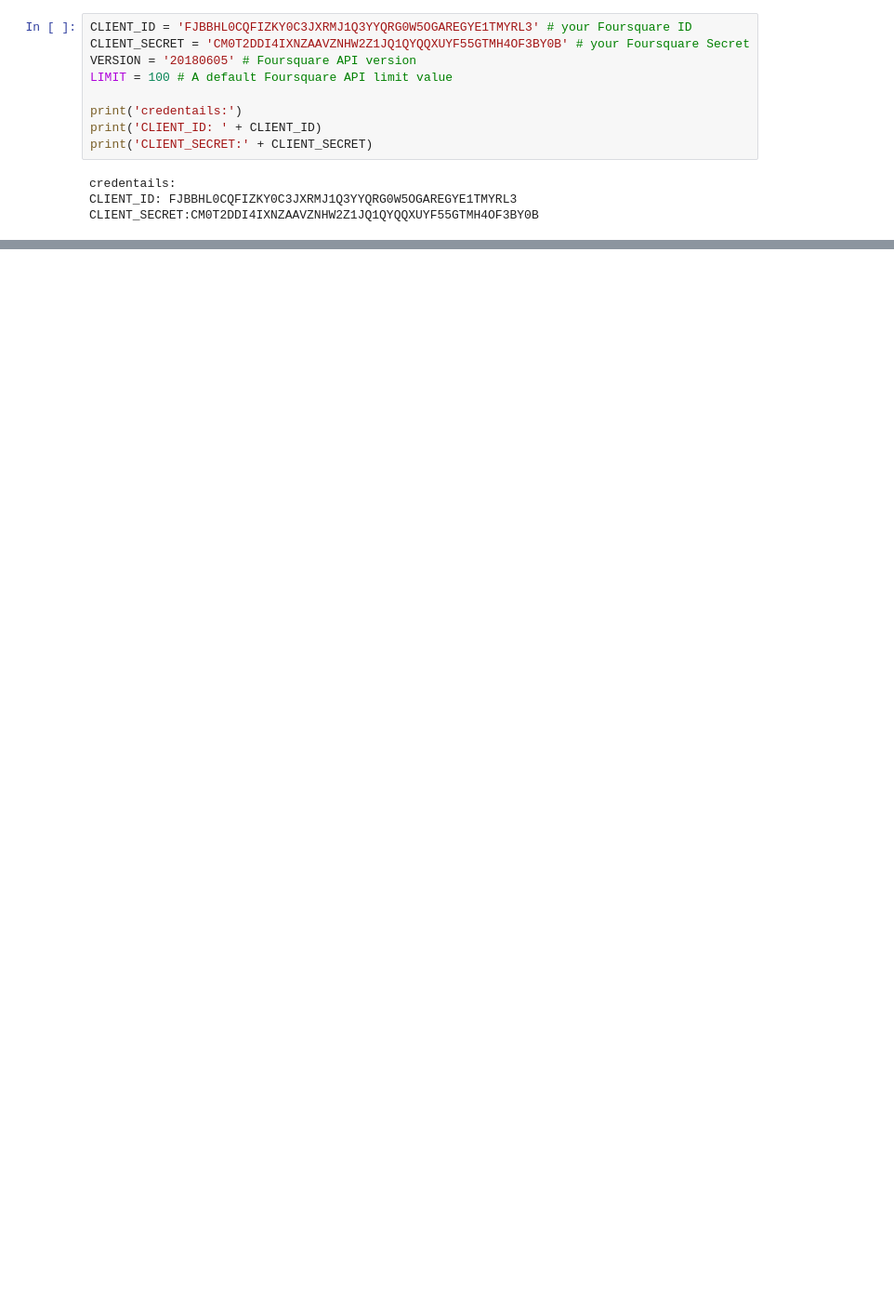
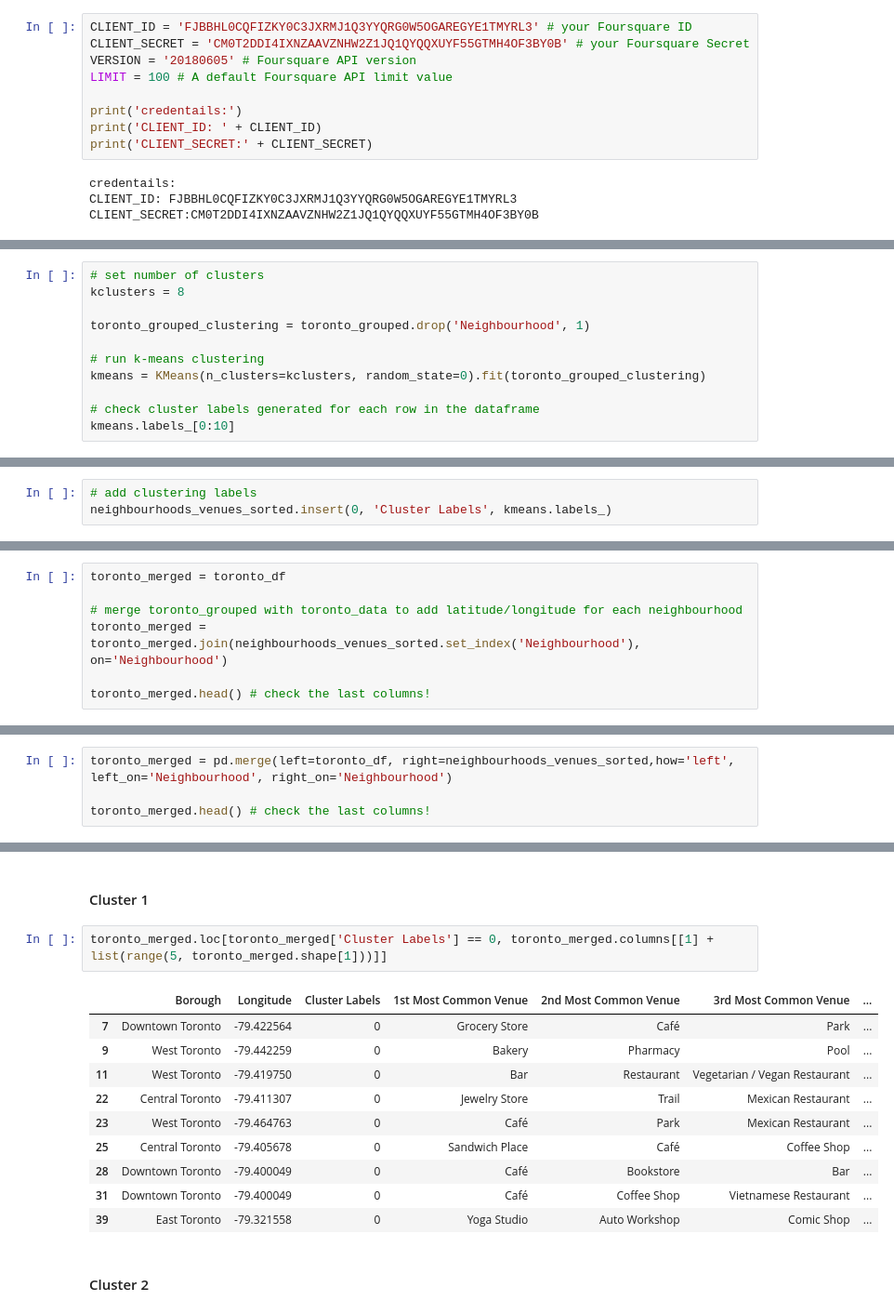
Before and after one commit to ashharhasan/Coursera_Capstone, a Jupyter notebook: Final.ipynb, the cells around one changed output, grey strips where cells are left out. Shown: that part at 93% size. Cells and saved outputs as stored; diff of their text form; blank space fills up the shorter version.

```diff
--- a/Final.ipynb
+++ b/Final.ipynb
@@ -62,0 +531,11 @@ NameError: name 'requests' is not defined
+# %%
+# set number of clusters
+kclusters = 8
+
+toronto_grouped_clustering = toronto_grouped.drop('Neighbourhood', 1)
+
+# run k-means clustering
+kmeans = KMeans(n_clusters=kclusters, random_state=0).fit(toronto_grouped_clustering)
+
+# check cluster labels generated for each row in the dataframe
+kmeans.labels_[0:10]
@@ -62,0 +555,3 @@ NameError: name 'requests' is not defined
+# %%
+# add clustering labels
+neighbourhoods_venues_sorted.insert(0, 'Cluster Labels', kmeans.labels_)
@@ -62,0 +567,7 @@ NameError: name 'requests' is not defined
+# %%
+toronto_merged = toronto_df
+
+# merge toronto_grouped with toronto_data to add latitude/longitude for each neighbourhood
+toronto_merged = toronto_merged.join(neighbourhoods_venues_sorted.set_index('Neighbourhood'), on='Neighbourhood')
+
+toronto_merged.head() # check the last columns!
@@ -62,0 +581,4 @@ NameError: name 'requests' is not defined
+# %%
+toronto_merged = pd.merge(left=toronto_df, right=neighbourhoods_venues_sorted,how='left', left_on='Neighbourhood', right_on='Neighbourhood')
+
+toronto_merged.head() # check the last columns!
@@ -62,0 +623,17 @@ NameError: name 'requests' is not defined
+# %% [markdown]
+#### Cluster 1
+# %%
+toronto_merged.loc[toronto_merged['Cluster Labels'] == 0, toronto_merged.columns[[1] + list(range(5, toronto_merged.shape[1]))]]
+# %% [output]
+|  | Borough | Longitude | Cluster Labels | 1st Most Common Venue | 2nd Most Common Venue | 3rd Most Common Venue | ... |
+| 7 | Downtown Toronto | -79.422564 | 0 | Grocery Store | Café | Park | ... |
+| 9 | West Toronto | -79.442259 | 0 | Bakery | Pharmacy | Pool | ... |
+| 11 | West Toronto | -79.419750 | 0 | Bar | Restaurant | Vegetarian / Vegan Restaurant | ... |
+| 22 | Central Toronto | -79.411307 | 0 | Jewelry Store | Trail | Mexican Restaurant | ... |
+| 23 | West Toronto | -79.464763 | 0 | Café | Park | Mexican Restaurant | ... |
+| 25 | Central Toronto | -79.405678 | 0 | Sandwich Place | Café | Coffee Shop | ... |
+| 28 | Downtown Toronto | -79.400049 | 0 | Café | Bookstore | Bar | ... |
+| 31 | Downtown Toronto | -79.400049 | 0 | Café | Coffee Shop | Vietnamese Restaurant | ... |
+| 39 | East Toronto | -79.321558 | 0 | Yoga Studio | Auto Workshop | Comic Shop | ... |
+# %% [markdown]
+#### Cluster 2
```
Also changed, not shown: parts of 80 cells of this notebook.
